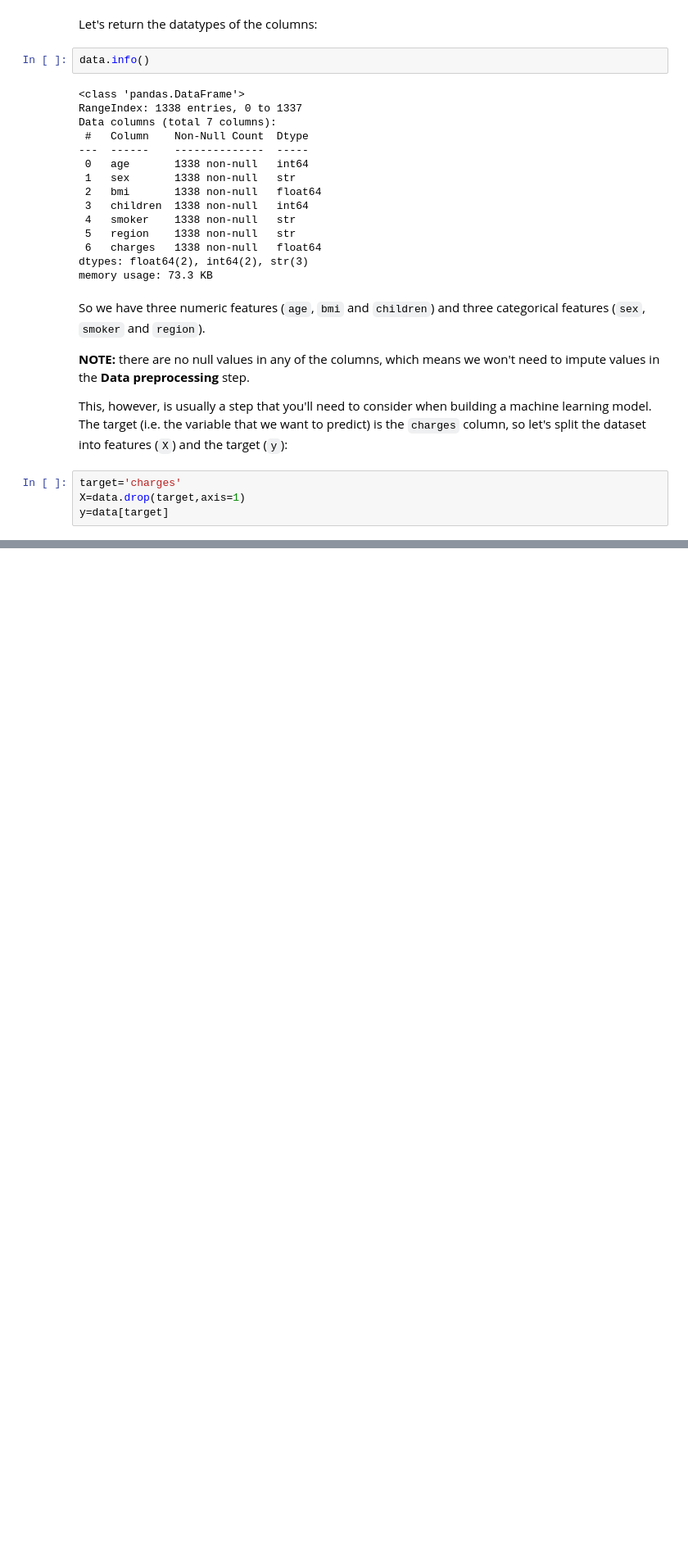
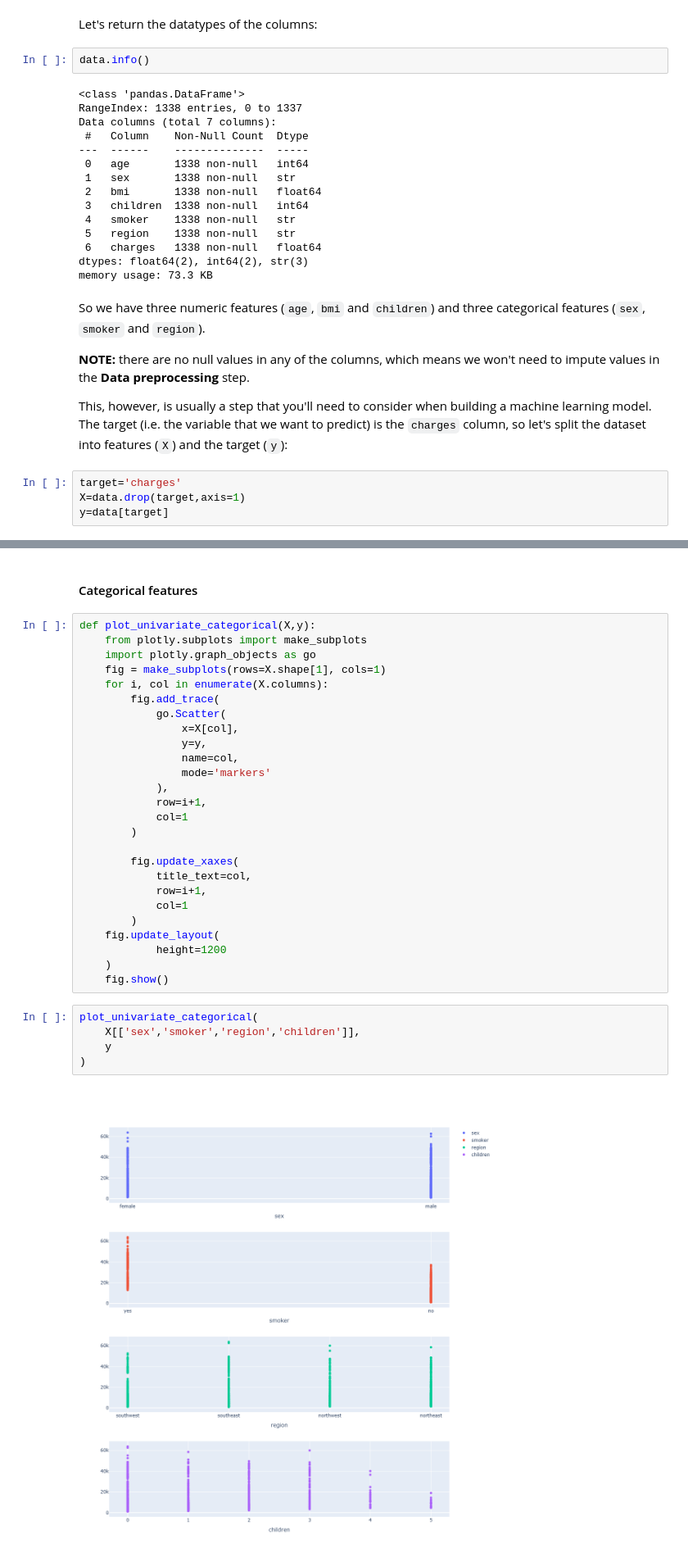
Before and after one commit to Saaeb/insurance_project, a Jupyter notebook: Insurance_Pricing_Forecast .ipynb, the cells around one changed output, grey strips where cells are left out. Shown at 82% size. Cells and saved outputs as stored; diff of their text form; blank space fills up the shorter version.

```diff
--- a/Insurance_Pricing_Forecast .ipynb
+++ b/Insurance_Pricing_Forecast .ipynb
@@ -81,0 +194,35 @@ y=data[target]
+# %% [markdown]
+#### Categorical features
+# %%
+def plot_univariate_categorical(X,y):
+    from plotly.subplots import make_subplots
+    import plotly.graph_objects as go
+    fig = make_subplots(rows=X.shape[1], cols=1)
+    for i, col in enumerate(X.columns):
+        fig.add_trace(
+            go.Scatter(
+                x=X[col],
+                y=y,
+                name=col,
+                mode='markers'
+            ),
+            row=i+1,
+            col=1
+        )
+
+        fig.update_xaxes(
+            title_text=col,
+            row=i+1,
+            col=1
+        )
+    fig.update_layout(
+            height=1200
+    )
+    fig.show()
+# %%
+plot_univariate_categorical(
+    X[['sex','smoker','region','children']],
+    y
+)
+# %% [output]
+[figure, added]
```
Also changed, not shown: parts of 30 cells of this notebook.
